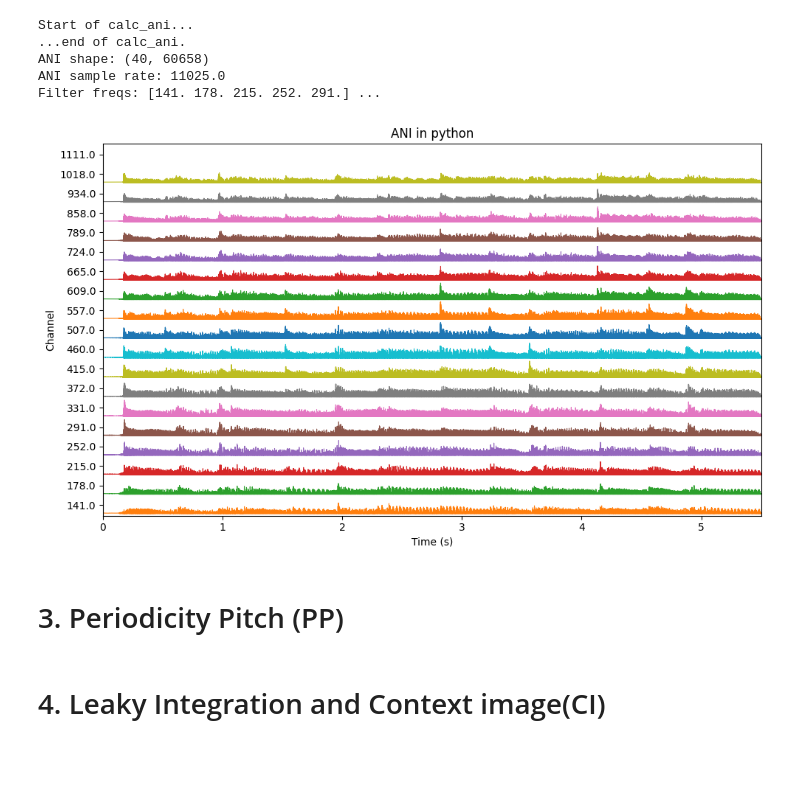
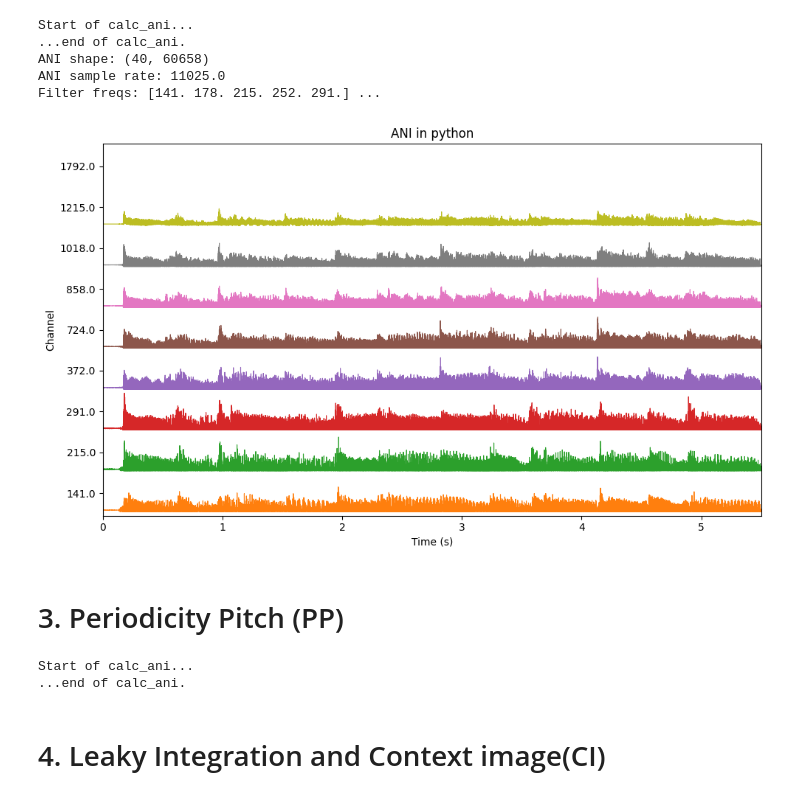
Before and after one commit to t1dewang/jlmt_python, a Jupyter notebook: notebook/pipeline.ipynb, the cells around one changed output. Cells and saved outputs as stored; diff of their text form; code cells hidden in the pictures; blank space fills up the shorter version.

```diff
--- a/notebook/pipeline.ipynb
+++ b/notebook/pipeline.ipynb
@@ -207,7 +224,7 @@ def plot_multi_channel(
            channels = [ch - 1 for ch in channels]
        channels = [ch for ch in channels if 0 <= ch < n_rows]
        if not channels:
-           raise ValueError("❌ no valid channel index")
+           raise ValueError("No valid channel index")
 
 
        data = data[channels, :]
@@ -286,17 +303,17 @@ Filter freqs: [141. 178. 215. 252. 291.] ...
 # %%
 # Polt
 plot_multi_channel(
    ani,
    sample_freq=ani_freq,
    title='ANI in python',
    xlabel='Time (s)',
    ylabel='Channel',
    font_size=12,
    channel_labels=freqs,
-   channels=range(20),#[1, 3, 5, 7, 14, 16, 18, 20, 24],
+   channels=[1, 3, 5, 7, 14, 16, 18, 20, 24],#[1, 3, 5, 7, 14, 16, 18, 20, 24],
    plot_type=2
 )
 # %% [output]
-[figure, old version]
+[figure, new version]
 # %% [markdown]
 # 3. Periodicity Pitch (PP)
@@ -303,3 +351,13 @@ plot_multi_channel(
+# %%
+ani, ani_fs, freqs = calc_ani(
+    temp_path = r".\test_sound\temp_file",
+    downsampling_factor=1,
+    num_channels=40,
+    new_sample_freq = 22050
+)
+# %% [output]
+Start of calc_ani...
+...end of calc_ani.
 # %% [markdown]
 # 4. Leaky Integration and Context image(CI)
 # %% [markdown]
```
Also changed, not shown: parts of 5 cells of this notebook.
